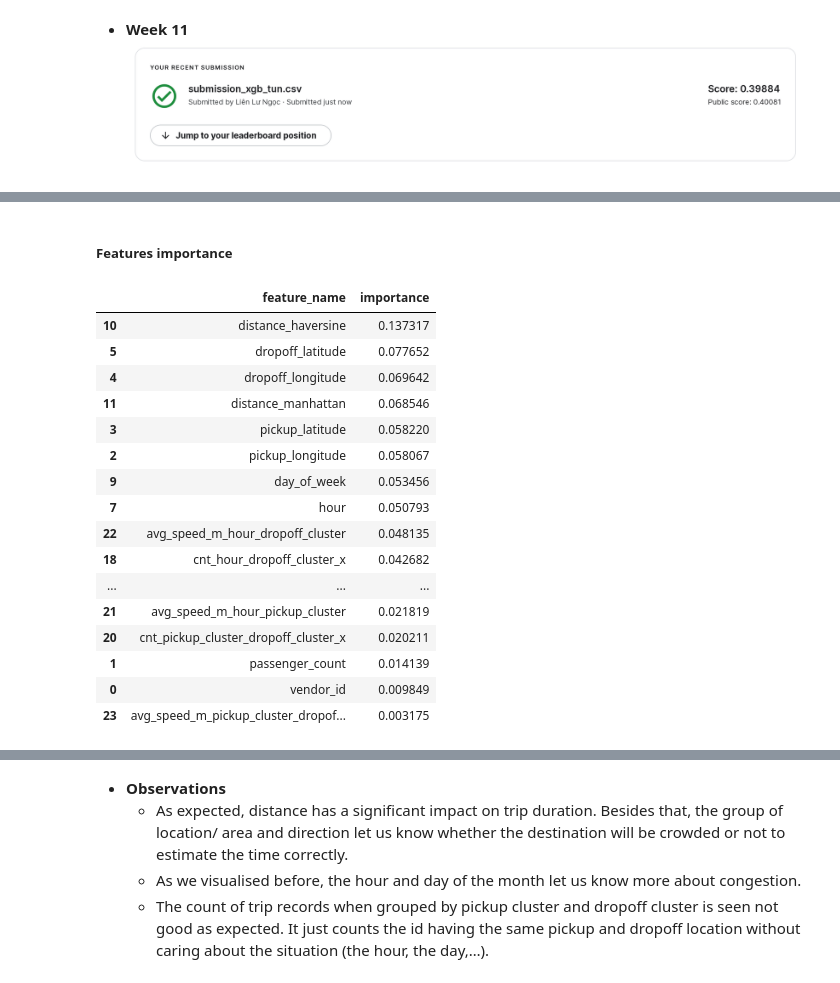
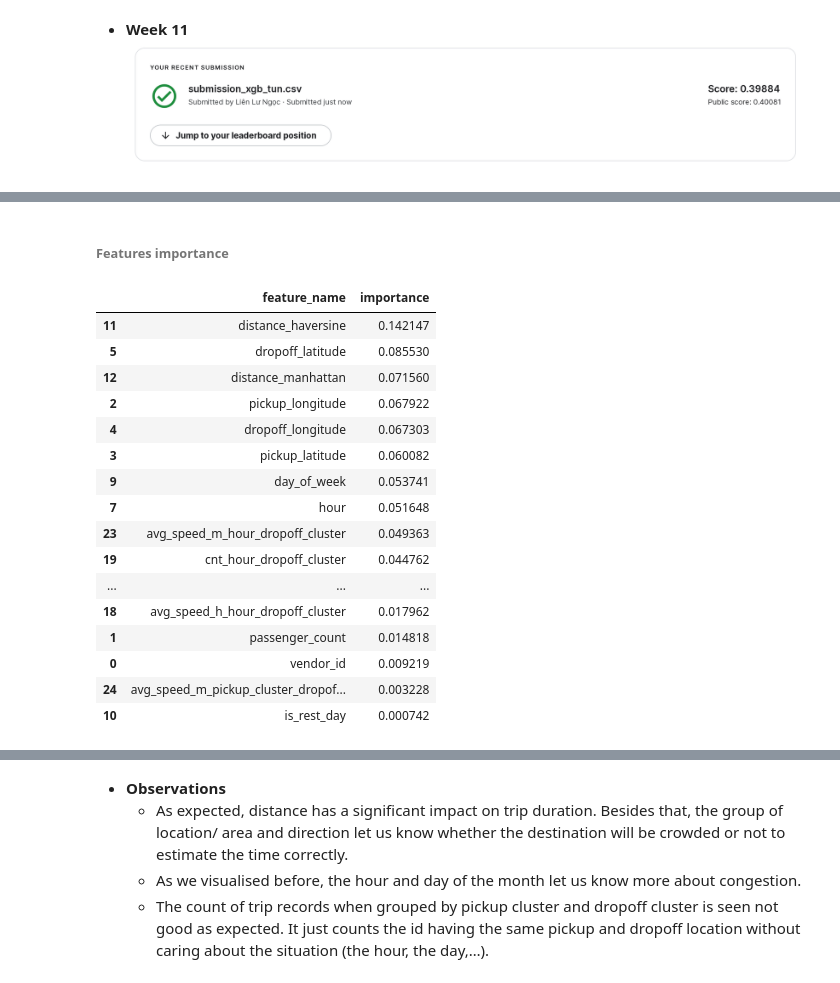
Before and after one commit to AnhDao1411/CSC14115, a Jupyter notebook: Report.ipynb, the cells around one changed output, grey strips where cells are left out. Cells and saved outputs as stored; diff of their text form; code cells hidden in the pictures.

```diff
--- a/model.ipynb
+++ b/Report.ipynb
@@ -329,12 +898,12 @@ print(best)
 # %%
-ss = 1
-for SS in tqdm([0.5, 0.8]):
-    xgb_pars = {'eta': lr, 'min_child_weight': mcw, 'colsample_bytree': cs, 'subsample': SS,
-                'max_depth': md, 'eval_metric': 'rmse', 'objective': 'reg:linear'}
-    model = xgb.train(xgb_pars, dtrain_, 60, watchlist, early_stopping_rounds=50, maximize=False, verbose_eval=10)
-    if (model.best_score < best):
-        best = model.best_score
-        ss = SS
-dic['subsample'] = ss
-print(best)
+# ss = 1
+# for SS in tqdm([0.5, 0.8]):
+#     xgb_pars = {'eta': lr, 'min_child_weight': mcw, 'colsample_bytree': cs, 'subsample': SS,
+#                 'max_depth': md, 'eval_metric': 'rmse', 'objective': 'reg:linear'}
+#     model = xgb.train(xgb_pars, dtrain_, 60, watchlist, early_stopping_rounds=50, maximize=False, verbose_eval=10)
+#     if (model.best_score < best):
+#         best = model.best_score
+#         ss = SS
+# dic['subsample'] = ss
+# print(best)
 # %% [markdown]
@@ -342,12 +911,12 @@ print(best)
 # %%
-ld = 1
-for LAMBDA in tqdm([0.5, 1.5]):
-    xgb_pars = {'eta': lr, 'min_child_weight': mcw, 'colsample_bytree': cs, 'subsample': ss,
-                'lambda': LAMBDA, 'max_depth': md, 'eval_metric': 'rmse', 'objective': 'reg:linear'}
-    model = xgb.train(xgb_pars, dtrain_, 60, watchlist, early_stopping_rounds=50, maximize=False, verbose_eval=10)
-    if (model.best_score < best):
-        best = model.best_score
-        ld = LAMBDA
-dic['lambda'] = ld
-print(best)
+# ld = 1
+# for LAMBDA in tqdm([0.5, 1.5]):
+#     xgb_pars = {'eta': lr, 'min_child_weight': mcw, 'colsample_bytree': cs, 'subsample': ss,
+#                 'lambda': LAMBDA, 'max_depth': md, 'eval_metric': 'rmse', 'objective': 'reg:linear'}
+#     model = xgb.train(xgb_pars, dtrain_, 60, watchlist, early_stopping_rounds=50, maximize=False, verbose_eval=10)
+#     if (model.best_score < best):
+#         best = model.best_score
+#         ld = LAMBDA
+# dic['lambda'] = ld
+# print(best)
 # %% [markdown]
@@ -356,7 +925,7 @@ print(best)
 # with open('tun_AD.txt', 'w') as tun:
 #      tun.write(json.dumps(dic))
 # %%
-with open('../../tun_AD.txt') as f:
+with open('tun_hyper.txt') as f:
     tun = json.load(f)
 tun
 # %% [output]
@@ -419,32 +987,32 @@ new_df.to_csv("submission_xgb_tun.csv", index = False)
 # %% [markdown]
-##### Features importance
+###### Features importance
 # %%
-feature_importance_dict = model_xgb_tun.get_score(importance_type="total_cover")
+eature_importance_dict = model_xgb_tun.get_score(importance_type="total_cover")
 fs = ['f%i' % i for i in range(len(feature_names))]
 f1 = pd.DataFrame({'f': list(feature_importance_dict.keys()),
                    'importance': list(feature_importance_dict.values())})
 f2 = pd.DataFrame({'f': fs, 'feature_name': feature_names})
 feature_importance = pd.merge(f1, f2, how='right', on='f')
 feature_importance = feature_importance.fillna(0)
 feature_importance['importance'] = feature_importance['importance']/ feature_importance['importance'].sum()
 
 feature_importance[['feature_name', 'importance']].sort_values(by='importance', ascending=False)
 # %% [output]
 |  | feature_name | importance |
-| 10 | distance_haversine | 0.137317 |
-| 5 | dropoff_latitude | 0.077652 |
-| 4 | dropoff_longitude | 0.069642 |
-| 11 | distance_manhattan | 0.068546 |
-| 3 | pickup_latitude | 0.058220 |
-| 2 | pickup_longitude | 0.058067 |
-| 9 | day_of_week | 0.053456 |
-| 7 | hour | 0.050793 |
-| 22 | avg_speed_m_hour_dropoff_cluster | 0.048135 |
-| 18 | cnt_hour_dropoff_cluster_x | 0.042682 |
+| 11 | distance_haversine | 0.142147 |
+| 5 | dropoff_latitude | 0.085530 |
+| 12 | distance_manhattan | 0.071560 |
+| 2 | pickup_longitude | 0.067922 |
+| 4 | dropoff_longitude | 0.067303 |
+| 3 | pickup_latitude | 0.060082 |
+| 9 | day_of_week | 0.053741 |
+| 7 | hour | 0.051648 |
+| 23 | avg_speed_m_hour_dropoff_cluster | 0.049363 |
+| 19 | cnt_hour_dropoff_cluster | 0.044762 |
 | ... | ... | ... |
-| 21 | avg_speed_m_hour_pickup_cluster | 0.021819 |
-| 20 | cnt_pickup_cluster_dropoff_cluster_x | 0.020211 |
-| 1 | passenger_count | 0.014139 |
-| 0 | vendor_id | 0.009849 |
-| 23 | avg_speed_m_pickup_cluster_dropof... | 0.003175 |
+| 18 | avg_speed_h_hour_dropoff_cluster | 0.017962 |
+| 1 | passenger_count | 0.014818 |
+| 0 | vendor_id | 0.009219 |
+| 24 | avg_speed_m_pickup_cluster_dropof... | 0.003228 |
+| 10 | is_rest_day | 0.000742 |
 # %% [markdown]
```
Also changed, not shown: parts of 170 cells of this notebook, 2 other files.
